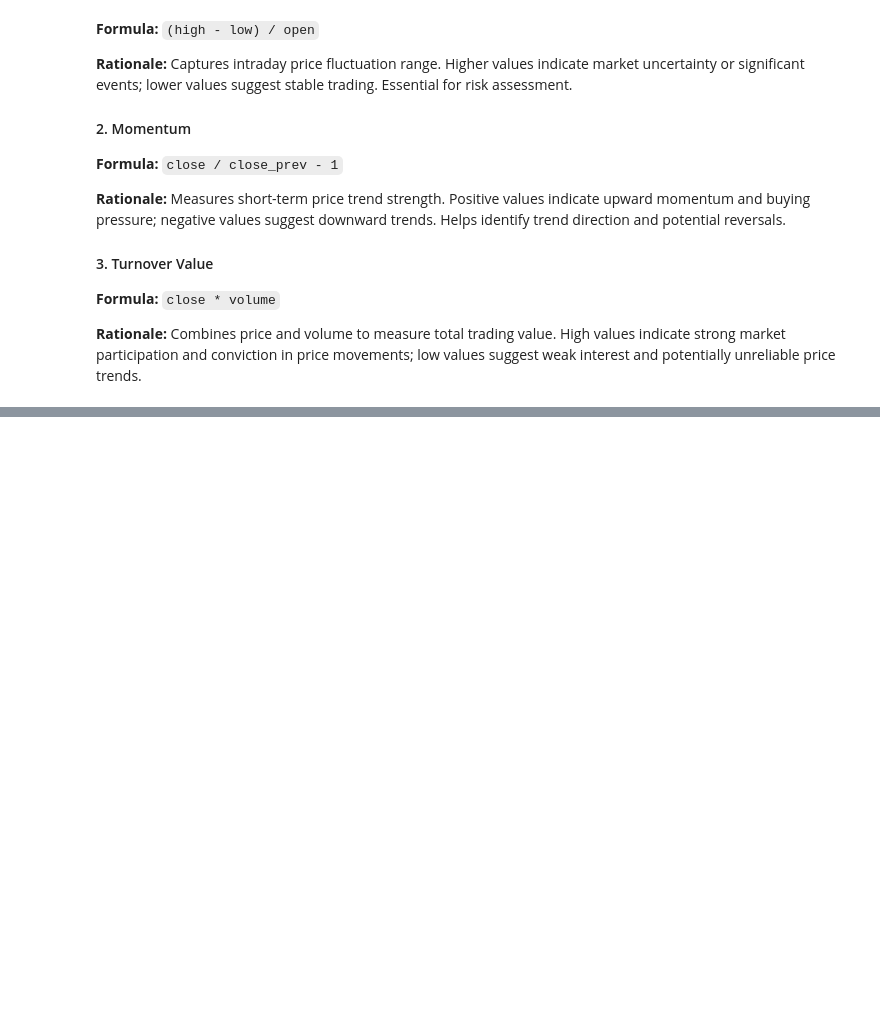
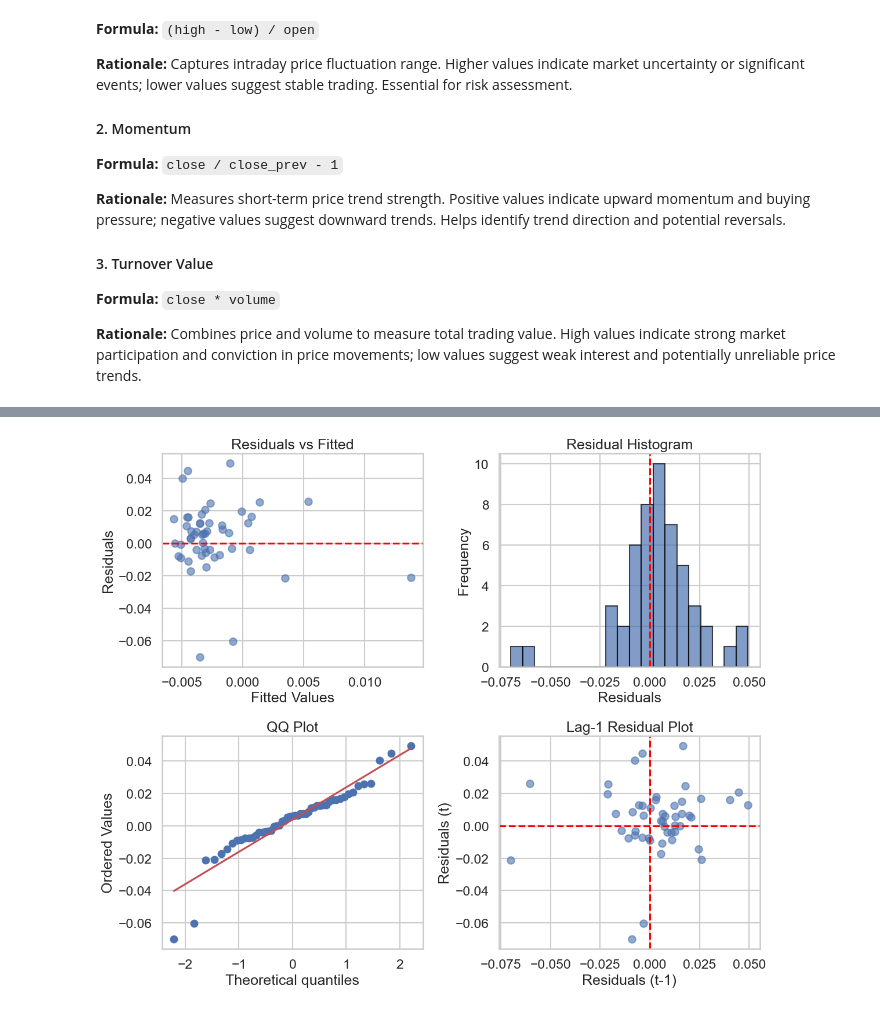
Before and after one commit to yc8748/bootcamp_Yuzhen_Chen, a Jupyter notebook: project/notebooks/pipeline.ipynb, the cells around one changed output, grey strips where cells are left out. Saved outputs shown, nothing was run; the diff lists cells and outputs as text; code cells hidden in the pictures; blank space fills up the shorter version.

```diff
--- a/project/notebooks/pipeline.ipynb
+++ b/project/notebooks/pipeline.ipynb
@@ -557,0 +591,15 @@ max      0.056388    0.048407    7.422264e+10
+# %%
+lr = LinearRegression().fit(X_train, y_train)
+y_pred = lr.predict(X_test)
+r2 = r2_score(y_test, y_pred)
+rmse = np.sqrt(mean_squared_error(y_test, y_pred))
+mae = mean_absolute_error(y_test, y_pred)
+
+print(f"Baseline Model Performance (No Data Leakage):")
+print(f"  R²  = {r2:.4f}")
+print(f"  RMSE= {rmse:.4f}")
+print(f"  MAE = {mae:.4f}")
+print(f"\nModel Coefficients:")
+for col, coef in zip(X.columns, lr.coef_):
+    print(f"  {col}: {coef:.4f}")
+print(f"  Intercept: {lr.intercept_:.4f}")
@@ -557,0 +617,36 @@ max      0.056388    0.048407    7.422264e+10
+# %%
+resid = y_test - y_pred
+fitted = y_pred
+
+fig, axes = plt.subplots(2, 2, figsize=(12, 10))
+
+# Residuals vs Fitted
+axes[0, 0].scatter(fitted, resid, alpha=0.6)
+axes[0, 0].axhline(0, linestyle='--', color='red')
+axes[0, 0].set_xlabel('Fitted Values')
+axes[0, 0].set_ylabel('Residuals')
+axes[0, 0].set_title('Residuals vs Fitted')
+
+# Residual histogram
+axes[0, 1].hist(resid, bins=20, edgecolor='black', alpha=0.7)
+axes[0, 1].axvline(0, linestyle='--', color='red')
+axes[0, 1].set_xlabel('Residuals')
+axes[0, 1].set_ylabel('Frequency')
+axes[0, 1].set_title('Residual Histogram')
+
+# QQ plot
+probplot(resid, dist='norm', plot=axes[1, 0])
+axes[1, 0].set_title('QQ Plot')
+
+# Lag-1 residual plot
+axes[1, 1].scatter(resid[:-1], resid[1:], alpha=0.6)
+axes[1, 1].axhline(0, linestyle='--', color='red')
+axes[1, 1].axvline(0, linestyle='--', color='red')
+axes[1, 1].set_xlabel('Residuals (t-1)')
+axes[1, 1].set_ylabel('Residuals (t)')
+axes[1, 1].set_title('Lag-1 Residual Plot')
+
+plt.tight_layout()
+plt.show()
+# %% [output]
+[figure, added]
```
Also changed, not shown: parts of 19 cells of this notebook, 5 other files.
